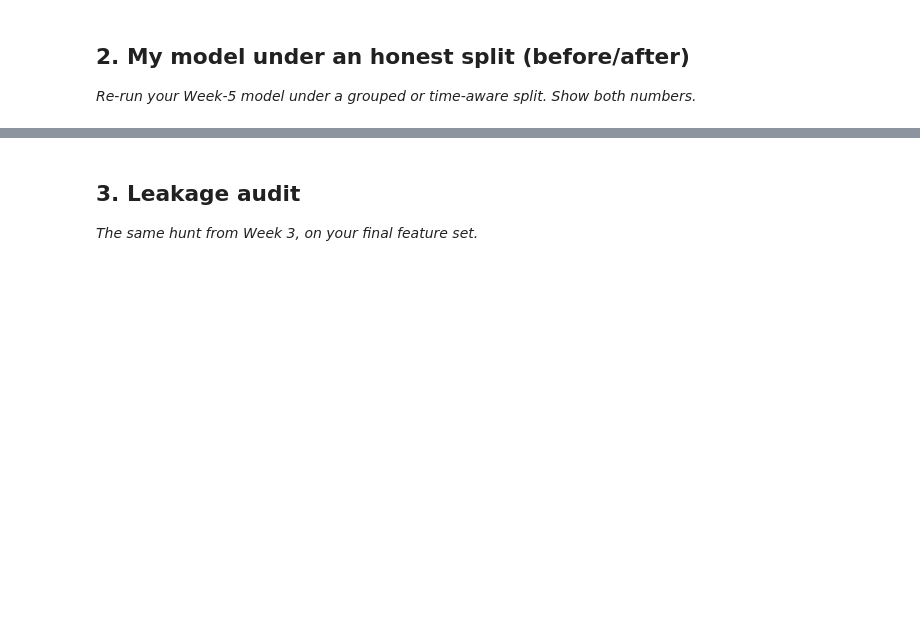
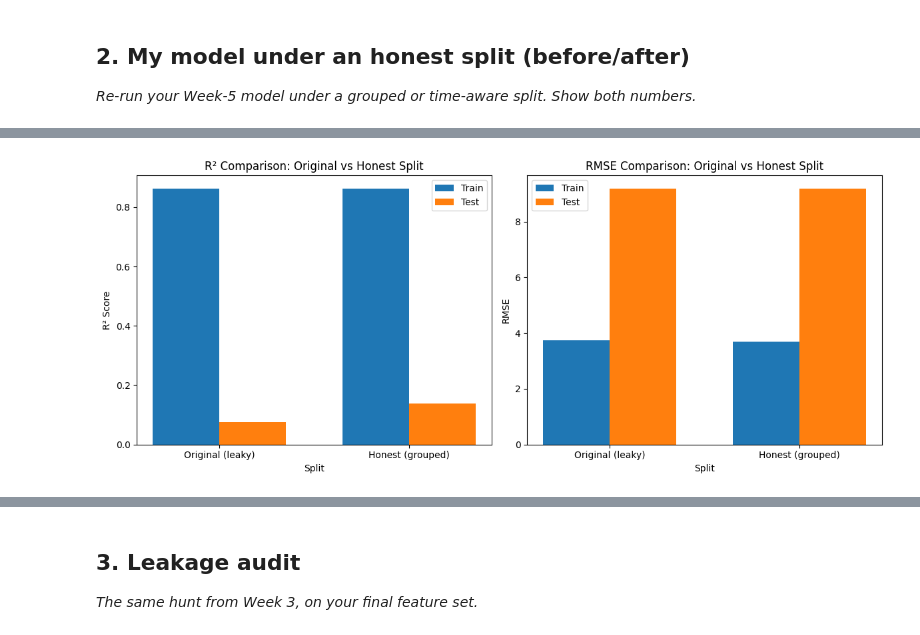
Before and after one commit to bushrahaider04/flyrank-ml-internship, a Jupyter notebook: work/notebooks/w06_validation_audit.ipynb, the cells around one changed output, grey strips where cells are left out. Drawn from its saved outputs; the diff is of its cells as text; code cells hidden in the pictures; blank space fills up the shorter version.

```diff
--- a/work/notebooks/w06_validation_audit.ipynb
+++ b/work/notebooks/w06_validation_audit.ipynb
@@ -16,0 +167,90 @@ This skeleton is yours to fill. Work the sections **in order** — each one has
+# %%
+# Train models on both splits
+def train_and_evaluate(X_train, X_test, y_train, y_test, name):
+    """Train RandomForest and return metrics"""
+    model = RandomForestRegressor(n_estimators=100, random_state=42, n_jobs=-1)
+    model.fit(X_train, y_train)
+
+    y_pred_train = model.predict(X_train)
+    y_pred_test = model.predict(X_test)
+
+    metrics = {
+        'name': name,
+        'train_r2': r2_score(y_train, y_pred_train),
+        'test_r2': r2_score(y_test, y_pred_test),
+        'train_rmse': np.sqrt(mean_squared_error(y_train, y_pred_train)),
+        'test_rmse': np.sqrt(mean_squared_error(y_test, y_pred_test)),
+        'train_mae': mean_absolute_error(y_train, y_pred_train),
+        'test_mae': mean_absolute_error(y_test, y_pred_test),
+        'model': model,
+        'y_pred_test': y_pred_test,
+        'y_test': y_test,
+        'X_test': X_test
+    }
+
+    return metrics
+
+# Train on original split
+orig_metrics = train_and_evaluate(X_train_orig, X_test_orig, y_train_orig, y_test_orig, "Original (leaky)")
+
+# Train on honest split
+honest_metrics = train_and_evaluate(X_train_honest, X_test_honest, y_train_honest, y_test_honest, "Honest (grouped by client)")
+
+# Compare results
+comparison_df = pd.DataFrame([
+    {
+        'Split': orig_metrics['name'],
+        'Train R²': orig_metrics['train_r2'],
+        'Test R²': orig_metrics['test_r2'],
+        'Train RMSE': orig_metrics['train_rmse'],
+        'Test RMSE': orig_metrics['test_rmse'],
+        'R² Gap': orig_metrics['train_r2'] - orig_metrics['test_r2']
+    },
+    {
+        'Split': honest_metrics['name'],
+        'Train R²': honest_metrics['train_r2'],
+        'Test R²': honest_metrics['test_r2'],
+        'Train RMSE': honest_metrics['train_rmse'],
+        'Test RMSE': honest_metrics['test_rmse'],
+        'R² Gap': honest_metrics['train_r2'] - honest_metrics['test_r2']
+    }
+])
+
+print("=== Before/After Comparison ===")
+print(comparison_df.to_string(index=False))
+
+# Visualize the difference
+fig, axes = plt.subplots(1, 2, figsize=(12, 5))
+
+# R² comparison
+ax = axes[0]
+x = np.arange(2)
+width = 0.35
+ax.bar(x - width/2, [orig_metrics['train_r2'], honest_metrics['train_r2']], width, label='Train')
+ax.bar(x + width/2, [orig_metrics['test_r2'], honest_metrics['test_r2']], width, label='Test')
+ax.set_xlabel('Split')
+ax.set_ylabel('R² Score')
+ax.set_title('R² Comparison: Original vs Honest Split')
+ax.set_xticks(x)
+ax.set_xticklabels(['Original (leaky)', 'Honest (grouped)'])
+ax.legend()
+
+# RMSE comparison
+ax = axes[1]
+ax.bar(x - width/2, [orig_metrics['train_rmse'], honest_metrics['train_rmse']], width, label='Train')
+ax.bar(x + width/2, [orig_metrics['test_rmse'], honest_metrics['test_rmse']], width, label='Test')
+ax.set_xlabel('Split')
+ax.set_ylabel('RMSE')
+ax.set_title('RMSE Comparison: Original vs Honest Split')
+ax.set_xticks(x)
+ax.set_xticklabels(['Original (leaky)', 'Honest (grouped)'])
+ax.legend()
+
+plt.tight_layout()
+plt.show()
+
+print(f"\nPerformance gap (train - test R²):")
+print(f"Original split: {orig_metrics['train_r2'] - orig_metrics['test_r2']:.4f}")
+print(f"Honest split: {honest_metrics['train_r2'] - honest_metrics['test_r2']:.4f}")
+print(f"\nThe honest split shows {(orig_metrics['train_r2'] - orig_metrics['test_r2']) - (honest_metrics['train_r2'] - honest_metrics['test_r2']):.4f} less overfitting")
+# %% [output]
@@ -16,0 +261 @@ This skeleton is yours to fill. Work the sections **in order** — each one has
+[figure, added]
```
Also changed, not shown: parts of 14 cells of this notebook.
